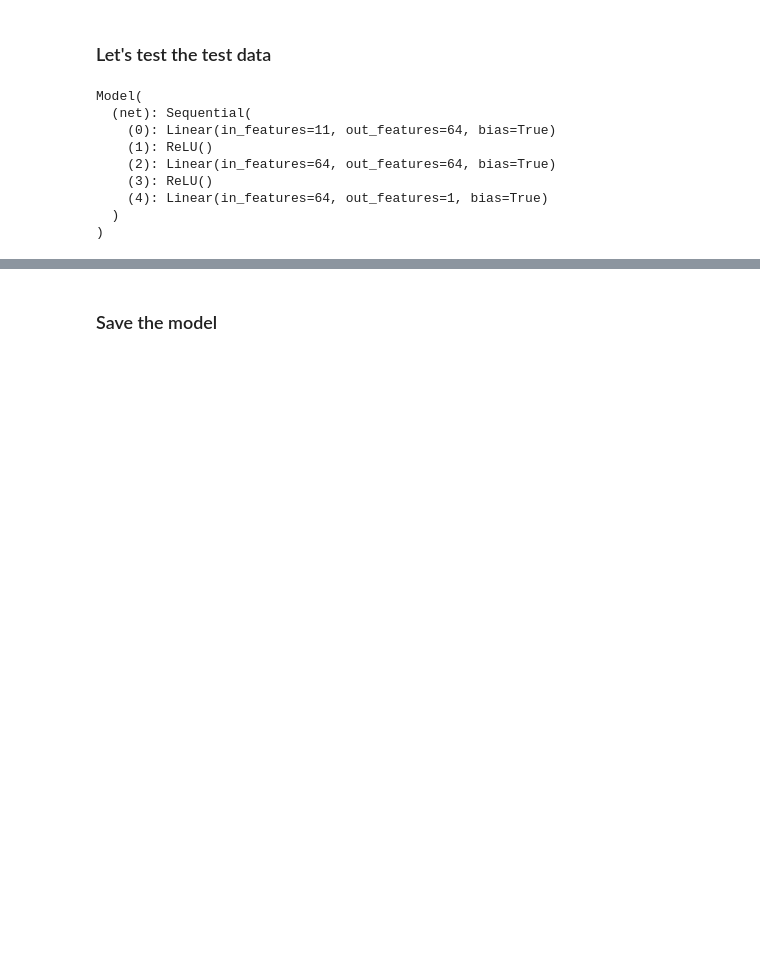
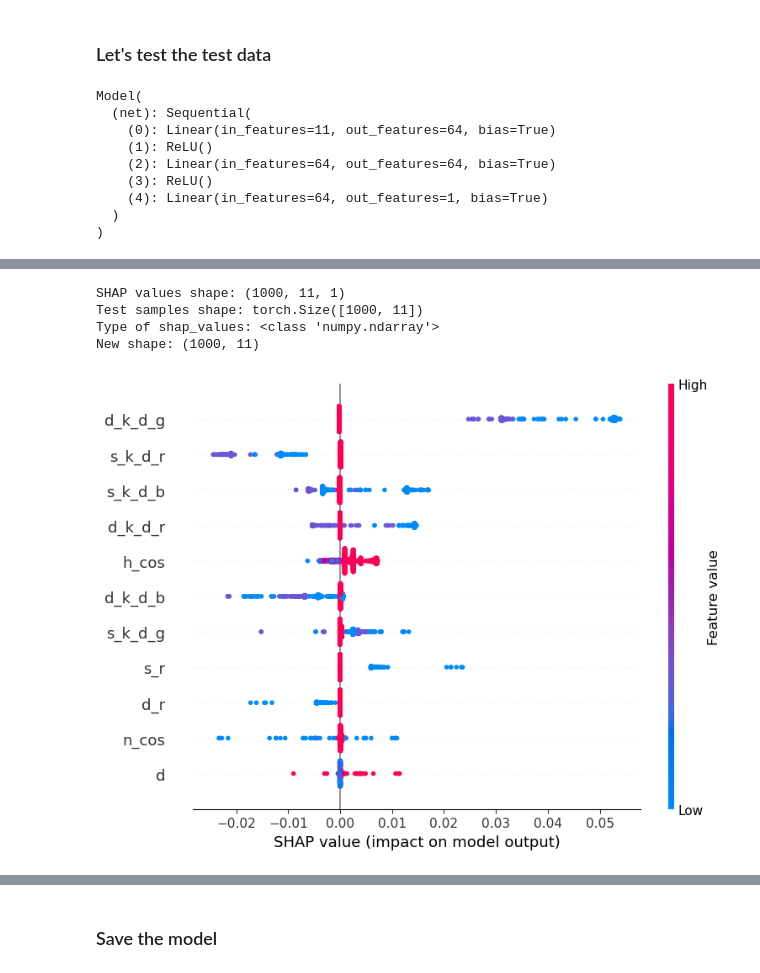
Before and after one commit to JeanArthurDeda/ALFie, a Jupyter notebook: ReservoirJoin/train_joiner.ipynb, the cells around one changed output, grey strips where cells are left out. Drawn from its saved outputs; the diff is of its cells as text; code cells hidden in the pictures; blank space fills up the shorter version.

Commit message:
* Adding shap values visualizer - I should remove albedo and use a better scene

```diff
--- a/ReservoirJoin/train_joiner.ipynb
+++ b/ReservoirJoin/train_joiner.ipynb
@@ -198,0 +200,23 @@ Test RMSE: 0.033607
+# %%
+explainer = shap.DeepExplainer(model, background)
+# %%
+test_samples = X_test[:1000].to(device)
+# %%
+shap_values = explainer.shap_values(test_samples)
+# %%
+print(f"SHAP values shape: {np.array(shap_values).shape}")
+print(f"Test samples shape: {test_samples.shape}")
+print(f"Type of shap_values: {type(shap_values)}")
+
+shap_values = np.squeeze(shap_values, axis=-1)
+print(f"New shape: {shap_values.shape}")
+# %% [output]
+SHAP values shape: (1000, 11, 1)
+Test samples shape: torch.Size([1000, 11])
+Type of shap_values: <class 'numpy.ndarray'>
+New shape: (1000, 11)
+# %%
+shap.summary_plot(shap_values, test_samples.cpu().numpy(),
+                  feature_names=features)
+# %% [output]
+[figure, added]
```
Also changed, not shown: parts of 6 cells of this notebook.
